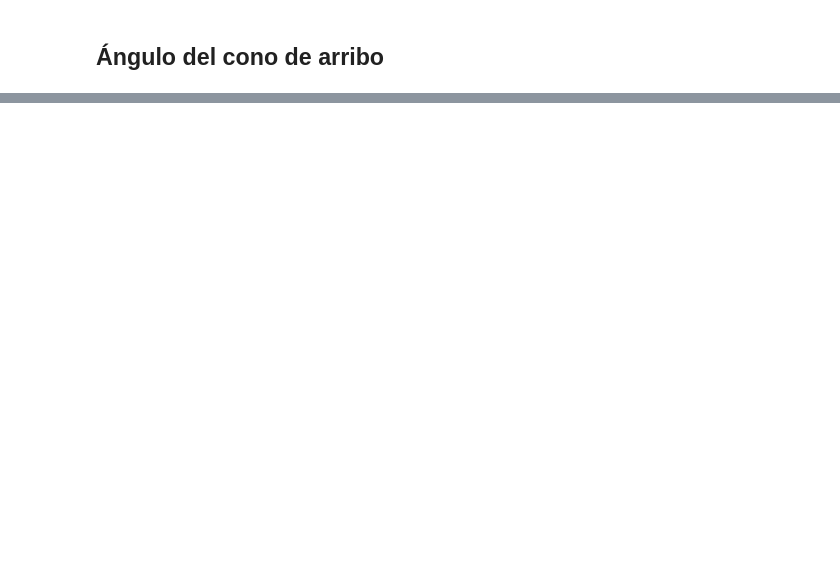
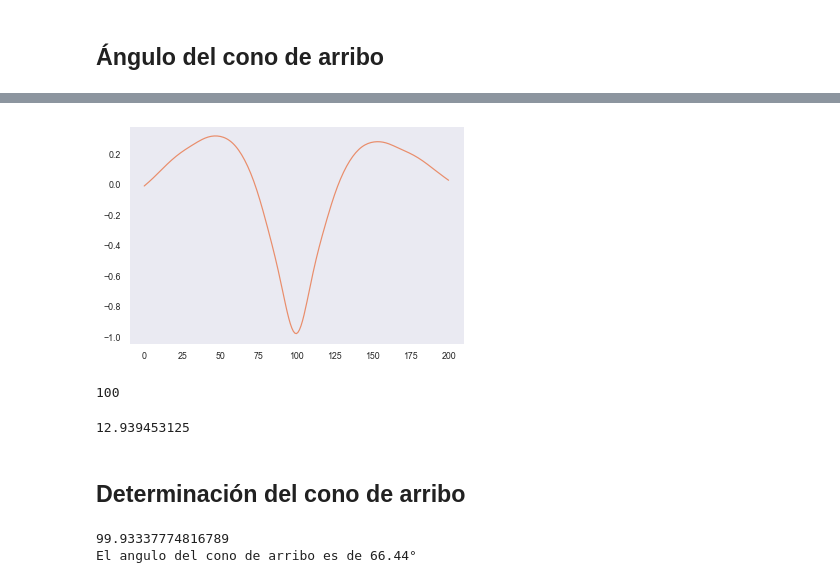
Before and after one commit to asp-image-dsp/asp-tp1, a Jupyter notebook: notebooks/report.ipynb, the cells around one changed output, grey strips where cells are left out. Drawn from its saved outputs; the diff is of its cells as text; code cells hidden in the pictures; blank space fills up the shorter version.

Commit message:
Test delay with different samples

```diff
--- a/notebooks/report.ipynb
+++ b/notebooks/report.ipynb
@@ -803,0 +792,12 @@ np.argmax(h1_l1_correlation)
+# %%
+center = 131071
+n = 1000
+plt.plot(cross_corr)
+plt.show()
+# %% [output]
+[figure, added]
+# %%
+x_o = len(cross_corr) // 2
+print(x_o)
+# %% [output]
+100
@@ -803,0 +806,17 @@ np.argmax(h1_l1_correlation)
+# %%
+delay_taps = x_o - x_max
+delay_taps * h1_32_ts * 1000
+# %% [output]
+12.939453125
+# %% [markdown]
+## Determinación del cono de arribo
+# %%
+import numpy as np
+delay = 4e-3
+d = 3e8 * delay
+dmax = 3002e3
+alpha = np.arccos(d/dmax) * 180 / np.pi
+print(f'El angulo del cono de arribo es de {alpha:.2f}°')
+# %% [output]
+99.93337774816789
+El angulo del cono de arribo es de 66.44°
```
Also changed, not shown: parts of 10 cells of this notebook.
